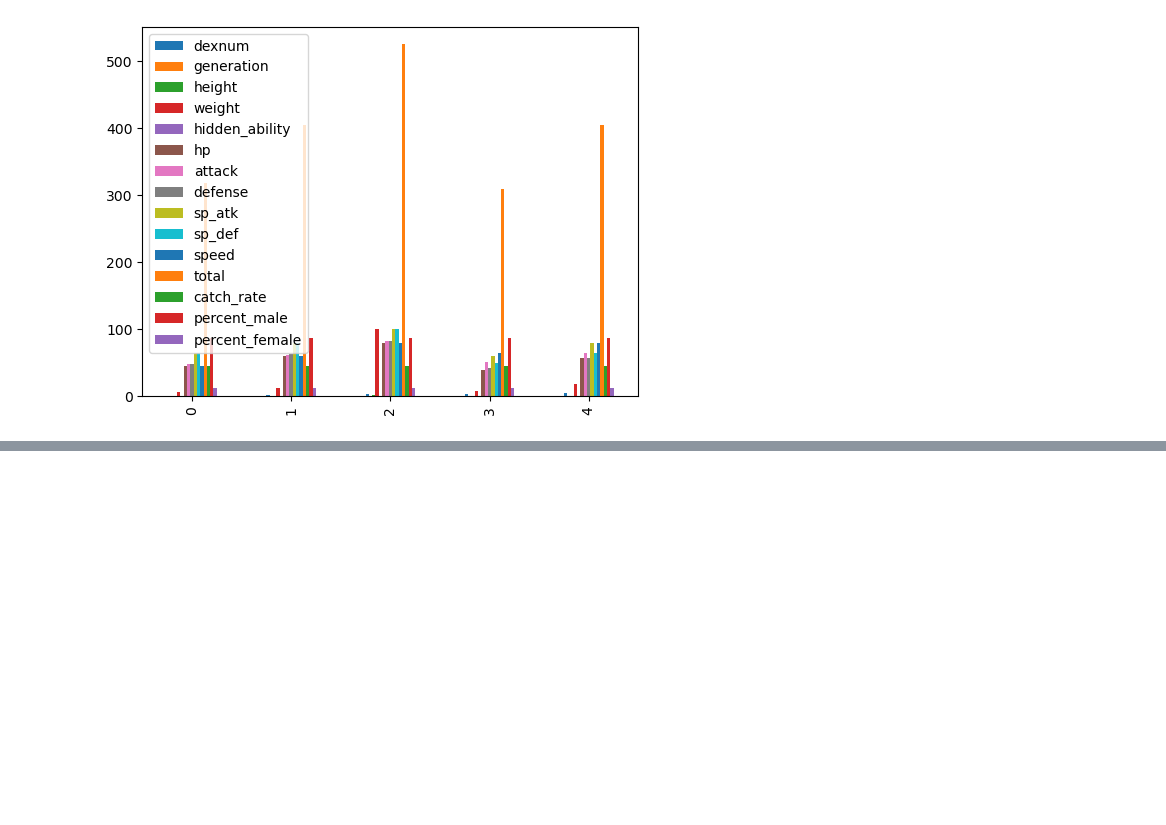
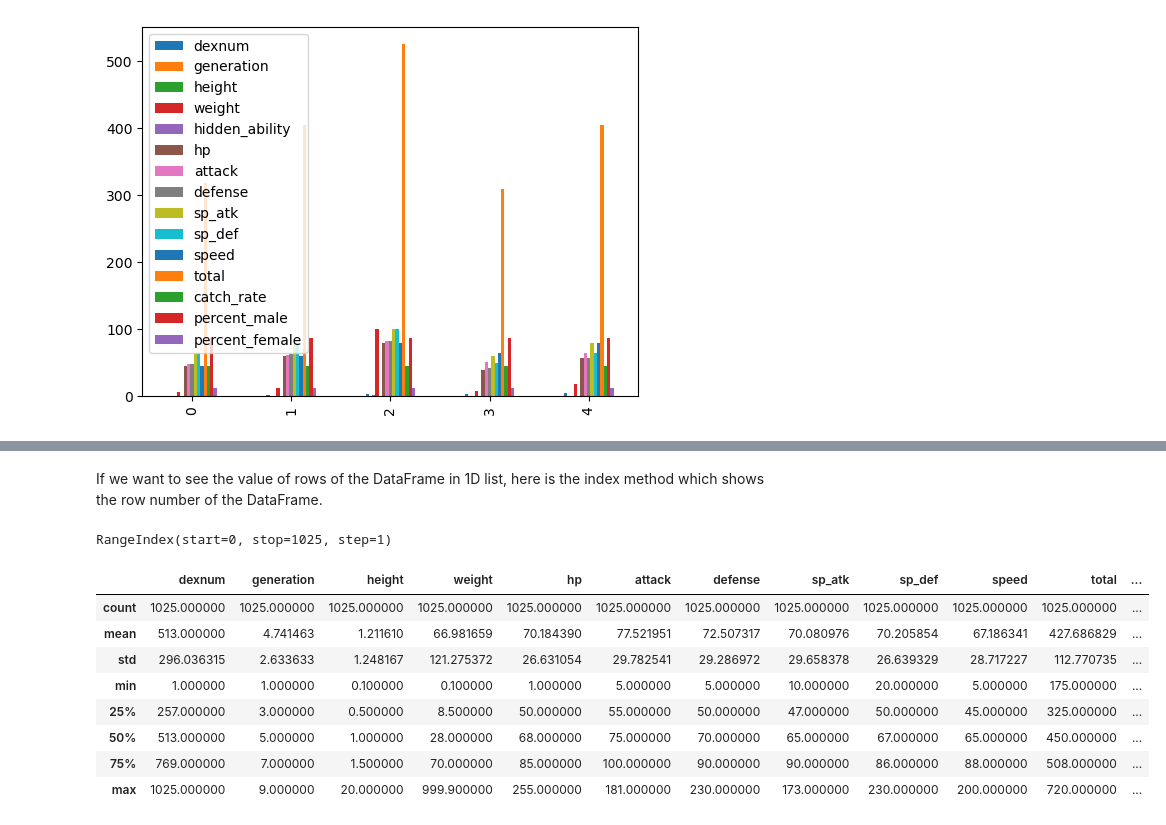
Before and after one commit to leloufadel/python-journal-2025-C30983_LalaAicha_ELVadel, a Jupyter notebook: codes/semain2/noteBooks/tp1.ipynb, the cells around one changed output, grey strips where cells are left out. Saved outputs shown, nothing was run; the diff lists cells and outputs as text; code cells hidden in the pictures; blank space fills up the shorter version.

```diff
--- a/codes/semain2/noteBooks/tp1.ipynb
+++ b/codes/semain2/noteBooks/tp1.ipynb
@@ -33,0 +98,19 @@ df.head().plot.bar() # the bar chart of heads of the DataFrame
+# %% [markdown]
+ If we want to see the value of rows of the DataFrame in 1D list, here is the index method
+ which shows the row number of the DataFrame.
+# %%
+df.index
+# %% [output]
+RangeIndex(start=0, stop=1025, step=1)
+# %%
+df.describe() # to provide some descriptive statistics of columns, e.g. mean, quartiles, standard deviation etc. in fast way
+# %% [output]
+|  | dexnum | generation | height | weight | hp | attack | defense | sp_atk | sp_def | speed | total | ... |
+| count | 1025.000000 | 1025.000000 | 1025.000000 | 1025.000000 | 1025.000000 | 1025.000000 | 1025.000000 | 1025.000000 | 1025.000000 | 1025.000000 | 1025.000000 | ... |
+| mean | 513.000000 | 4.741463 | 1.211610 | 66.981659 | 70.184390 | 77.521951 | 72.507317 | 70.080976 | 70.205854 | 67.186341 | 427.686829 | ... |
+| std | 296.036315 | 2.633633 | 1.248167 | 121.275372 | 26.631054 | 29.782541 | 29.286972 | 29.658378 | 26.639329 | 28.717227 | 112.770735 | ... |
+| min | 1.000000 | 1.000000 | 0.100000 | 0.100000 | 1.000000 | 5.000000 | 5.000000 | 10.000000 | 20.000000 | 5.000000 | 175.000000 | ... |
+| 25% | 257.000000 | 3.000000 | 0.500000 | 8.500000 | 50.000000 | 55.000000 | 50.000000 | 47.000000 | 50.000000 | 45.000000 | 325.000000 | ... |
+| 50% | 513.000000 | 5.000000 | 1.000000 | 28.000000 | 68.000000 | 75.000000 | 70.000000 | 65.000000 | 67.000000 | 65.000000 | 450.000000 | ... |
+| 75% | 769.000000 | 7.000000 | 1.500000 | 70.000000 | 85.000000 | 100.000000 | 90.000000 | 90.000000 | 86.000000 | 88.000000 | 508.000000 | ... |
+| max | 1025.000000 | 9.000000 | 20.000000 | 999.900000 | 255.000000 | 181.000000 | 230.000000 | 173.000000 | 230.000000 | 200.000000 | 720.000000 | ... |
```
Also changed, not shown: parts of 10 cells of this notebook.
